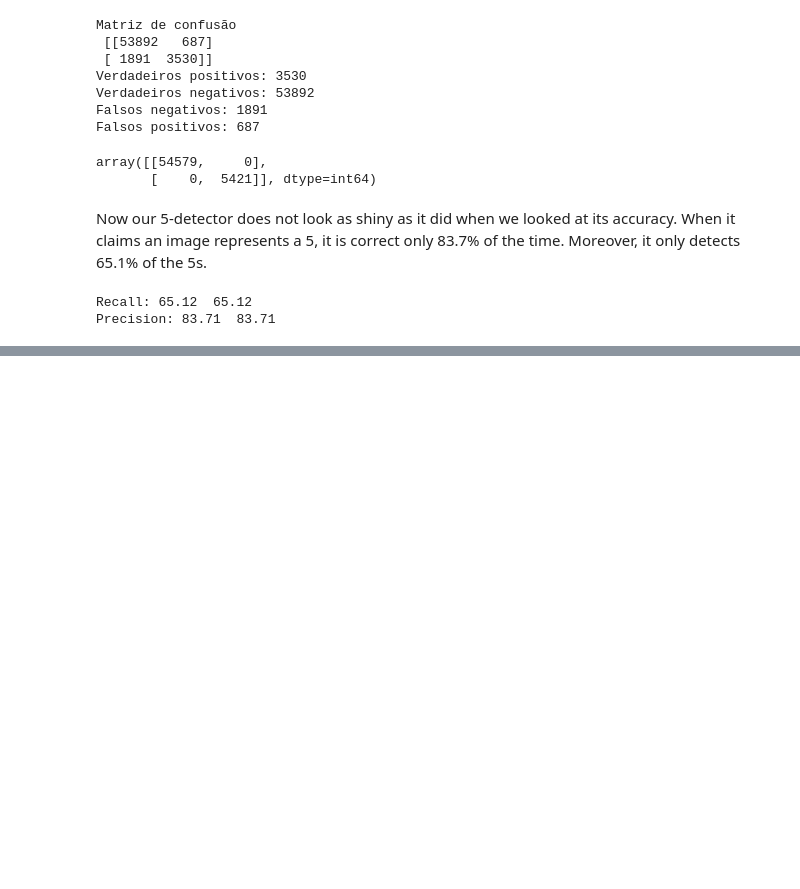
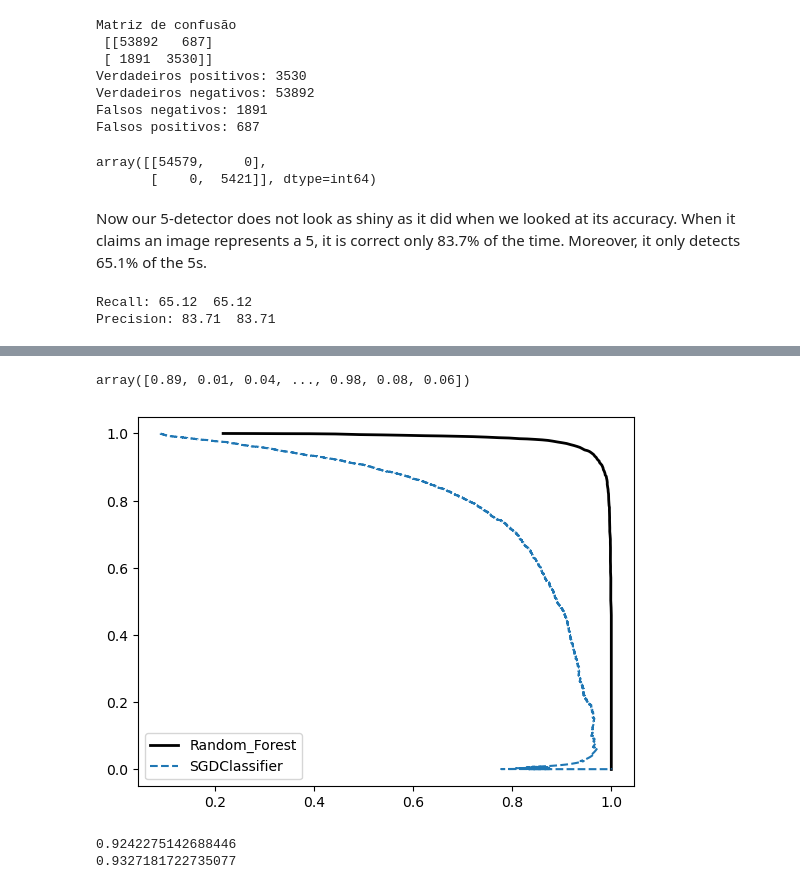
Before and after one commit to magyar1998/ml-hands-on-book, a Jupyter notebook: Capitulo3/src/classificador.ipynb, the cells around one changed output, grey strips where cells are left out. Cells and saved outputs as stored; diff of their text form; code cells hidden in the pictures; blank space fills up the shorter version.

```diff
--- a/Capitulo3/src/classificador.ipynb
+++ b/Capitulo3/src/classificador.ipynb
@@ -243,0 +364,31 @@ Precision: 83.71  83.71
+# %%
+from sklearn.ensemble import RandomForestClassifier
+
+rf = RandomForestClassifier(random_state=42)
+# %%
+rf_scores = cross_val_predict(rf, x_train, y_train_5, cv = 3, method='predict_proba')
+# %%
+rf_scores[:, 1]
+# %% [output]
+array([0.89, 0.01, 0.04, ..., 0.98, 0.08, 0.06])
+# %%
+precisions_rf, recalls_rf, thresholds_rf = precision_recall_curve(y_train_5, rf_scores[:,1])
+# %%
+plt.plot(precisions_rf, recalls_rf, linewidth = 2, color = 'black', label = 'Random_Forest')
+plt.plot(precision, recall, '--' , label = 'SGDClassifier')
+plt.legend()
+plt.show()
+# %% [output]
+[figure, added]
+# %%
+y_randonm_pred = (rf_scores[:, 1] > 0.5)
+
+f1_score_rf = f1_score(y_train_5, y_randonm_pred)
+print(f1_score_rf)
+
+
+roc_auc_curve_rf = roc_auc_score(y_train_5, y_randonm_pred)
+print(roc_auc_curve_rf)
+# %% [output]
+0.9242275142688446
+0.9327181722735077
```
Also changed, not shown: parts of 21 cells of this notebook.
